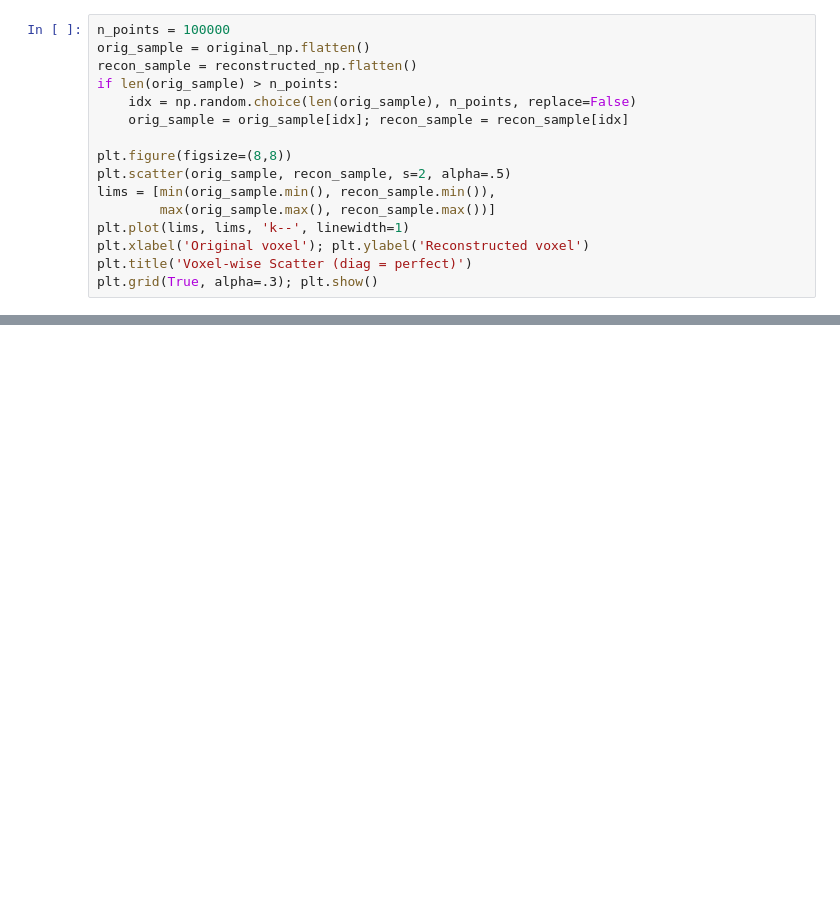
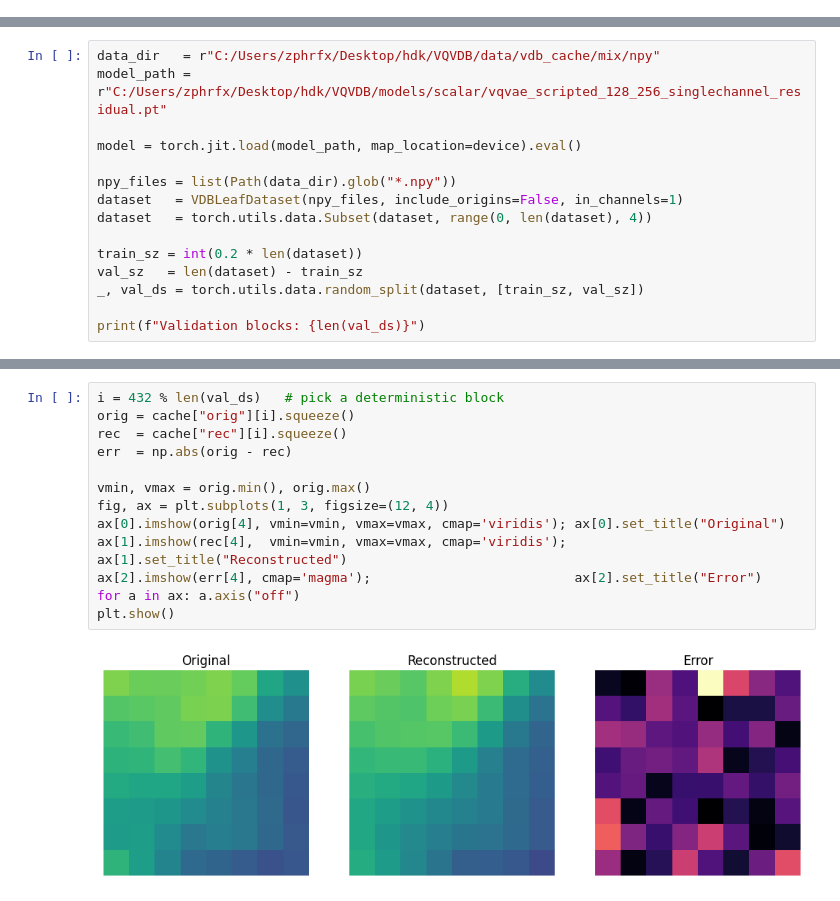
Before and after one commit to ZephirFXEC/VQVDB, a Jupyter notebook: notebook_scalar.ipynb, the cells around one changed output, grey strips where cells are left out. Cells and saved outputs as stored; diff of their text form; blank space fills up the shorter version.

```diff
--- a/notebook_scalar.ipynb
+++ b/notebook_scalar.ipynb
@@ -310,16 +20,0 @@ print(f"MSE std: {np.std(mse_list):.2e}")
-# %%
-n_points = 100000
-orig_sample = original_np.flatten()
-recon_sample = reconstructed_np.flatten()
-if len(orig_sample) > n_points:
-    idx = np.random.choice(len(orig_sample), n_points, replace=False)
-    orig_sample = orig_sample[idx]; recon_sample = recon_sample[idx]
-
-plt.figure(figsize=(8,8))
-plt.scatter(orig_sample, recon_sample, s=2, alpha=.5)
-lims = [min(orig_sample.min(), recon_sample.min()),
-        max(orig_sample.max(), recon_sample.max())]
-plt.plot(lims, lims, 'k--', linewidth=1)
-plt.xlabel('Original voxel'); plt.ylabel('Reconstructed voxel')
-plt.title('Voxel-wise Scatter (diag = perfect)')
-plt.grid(True, alpha=.3); plt.show()
@@ -504,0 +21,15 @@ plt.show()
+# %%
+data_dir   = r"C:/Users/zphrfx/Desktop/hdk/VQVDB/data/vdb_cache/mix/npy"
+model_path = r"C:/Users/zphrfx/Desktop/hdk/VQVDB/models/scalar/vqvae_scripted_128_256_singlechannel_residual.pt"
+
+model = torch.jit.load(model_path, map_location=device).eval()
+
+npy_files = list(Path(data_dir).glob("*.npy"))
+dataset   = VDBLeafDataset(npy_files, include_origins=False, in_channels=1)
+dataset   = torch.utils.data.Subset(dataset, range(0, len(dataset), 4))
+
+train_sz = int(0.2 * len(dataset))
+val_sz   = len(dataset) - train_sz
+_, val_ds = torch.utils.data.random_split(dataset, [train_sz, val_sz])
+
+print(f"Validation blocks: {len(val_ds)}")
@@ -504,0 +81,15 @@ plt.show()
+# %%
+i = 432 % len(val_ds)   # pick a deterministic block
+orig = cache["orig"][i].squeeze()
+rec  = cache["rec"][i].squeeze()
+err  = np.abs(orig - rec)
+
+vmin, vmax = orig.min(), orig.max()
+fig, ax = plt.subplots(1, 3, figsize=(12, 4))
+ax[0].imshow(orig[4], vmin=vmin, vmax=vmax, cmap='viridis'); ax[0].set_title("Original")
+ax[1].imshow(rec[4],  vmin=vmin, vmax=vmax, cmap='viridis'); ax[1].set_title("Reconstructed")
+ax[2].imshow(err[4], cmap='magma');                          ax[2].set_title("Error")
+for a in ax: a.axis("off")
+plt.show()
+# %% [output]
+[figure, added]
```
Also changed, not shown: parts of 22 cells of this notebook.
